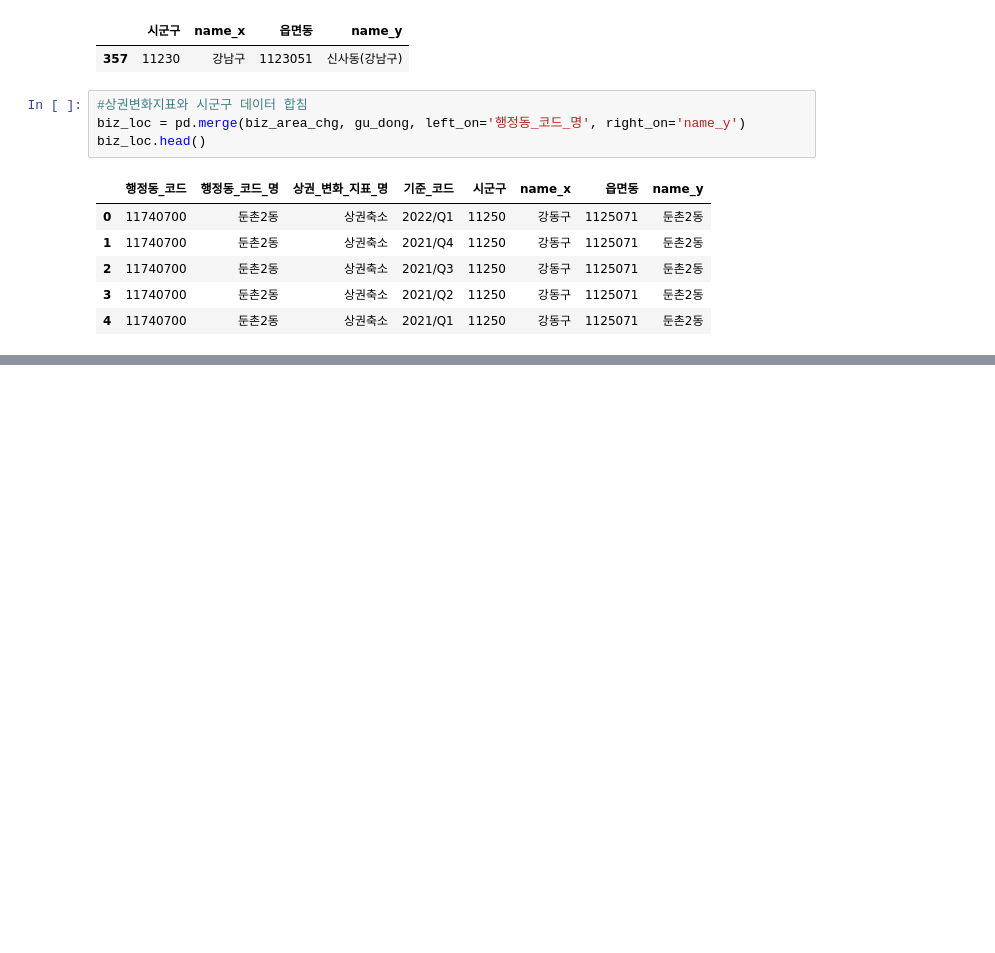
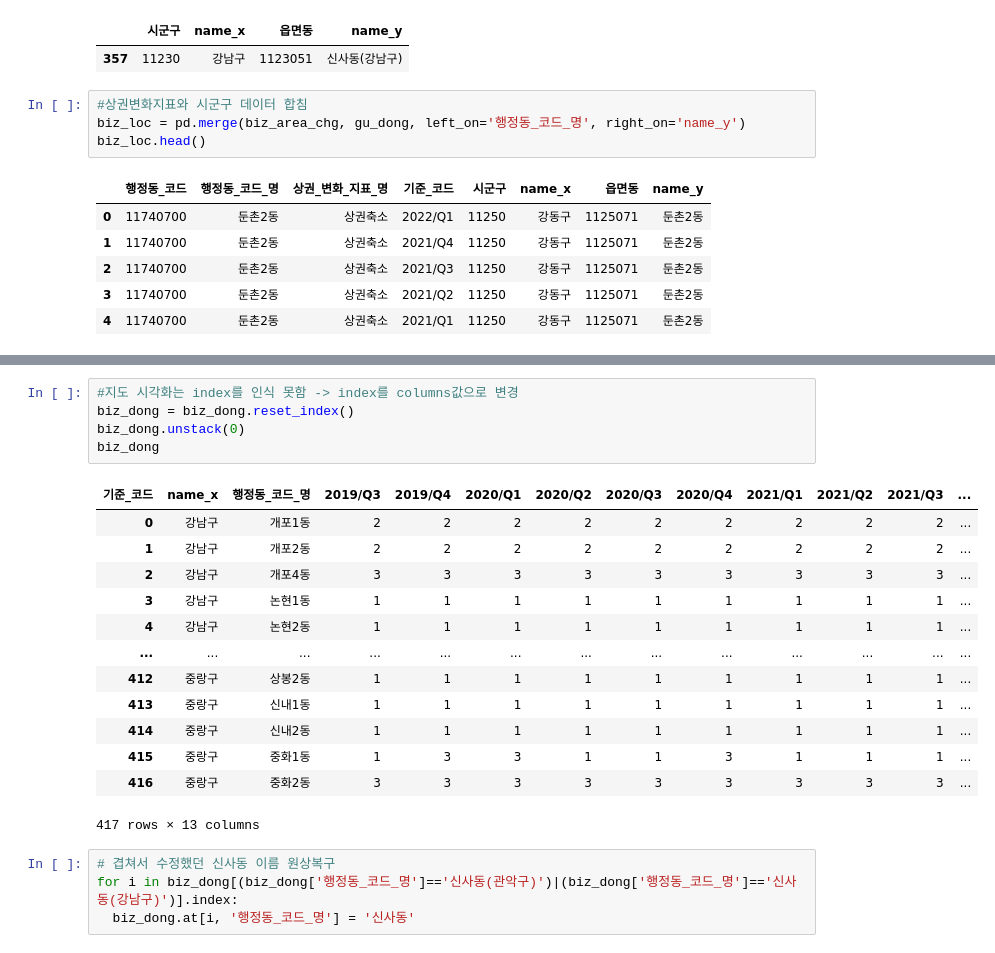
Before and after one commit to YongWanJin/KDTteam5_semiproject, a Jupyter notebook: code/상권변화지표_행정동별.ipynb, the cells around one changed output, grey strips where cells are left out. Saved outputs shown, nothing was run; the diff lists cells and outputs as text; blank space fills up the shorter version.

```diff
--- a/code/상권변화지표_행정동별.ipynb
+++ b/code/상권변화지표_행정동별.ipynb
@@ -310,0 +359,23 @@ seoul_geo = json.loads(c)
+# %%
+#지도 시각화는 index를 인식 못함 -> index를 columns값으로 변경
+biz_dong = biz_dong.reset_index()
+biz_dong.unstack(0)
+biz_dong
+# %% [output]
+| 기준_코드 | name_x | 행정동_코드_명 | 2019/Q3 | 2019/Q4 | 2020/Q1 | 2020/Q2 | 2020/Q3 | 2020/Q4 | 2021/Q1 | 2021/Q2 | 2021/Q3 | ... |
+| 0 | 강남구 | 개포1동 | 2 | 2 | 2 | 2 | 2 | 2 | 2 | 2 | 2 | ... |
+| 1 | 강남구 | 개포2동 | 2 | 2 | 2 | 2 | 2 | 2 | 2 | 2 | 2 | ... |
+| 2 | 강남구 | 개포4동 | 3 | 3 | 3 | 3 | 3 | 3 | 3 | 3 | 3 | ... |
+| 3 | 강남구 | 논현1동 | 1 | 1 | 1 | 1 | 1 | 1 | 1 | 1 | 1 | ... |
+| 4 | 강남구 | 논현2동 | 1 | 1 | 1 | 1 | 1 | 1 | 1 | 1 | 1 | ... |
+| ... | ... | ... | ... | ... | ... | ... | ... | ... | ... | ... | ... | ... |
+| 412 | 중랑구 | 상봉2동 | 1 | 1 | 1 | 1 | 1 | 1 | 1 | 1 | 1 | ... |
+| 413 | 중랑구 | 신내1동 | 1 | 1 | 1 | 1 | 1 | 1 | 1 | 1 | 1 | ... |
+| 414 | 중랑구 | 신내2동 | 1 | 1 | 1 | 1 | 1 | 1 | 1 | 1 | 1 | ... |
+| 415 | 중랑구 | 중화1동 | 1 | 3 | 3 | 1 | 1 | 3 | 1 | 1 | 1 | ... |
+| 416 | 중랑구 | 중화2동 | 3 | 3 | 3 | 3 | 3 | 3 | 3 | 3 | 3 | ... |
+417 rows × 13 columns
+# %%
+# 겹쳐서 수정했던 신사동 이름 원상복구
+for i in biz_dong[(biz_dong['행정동_코드_명']=='신사동(관악구)')|(biz_dong['행정동_코드_명']=='신사동(강남구)')].index:
+  biz_dong.at[i, '행정동_코드_명'] = '신사동'
```
Also changed, not shown: parts of 20 cells of this notebook.
